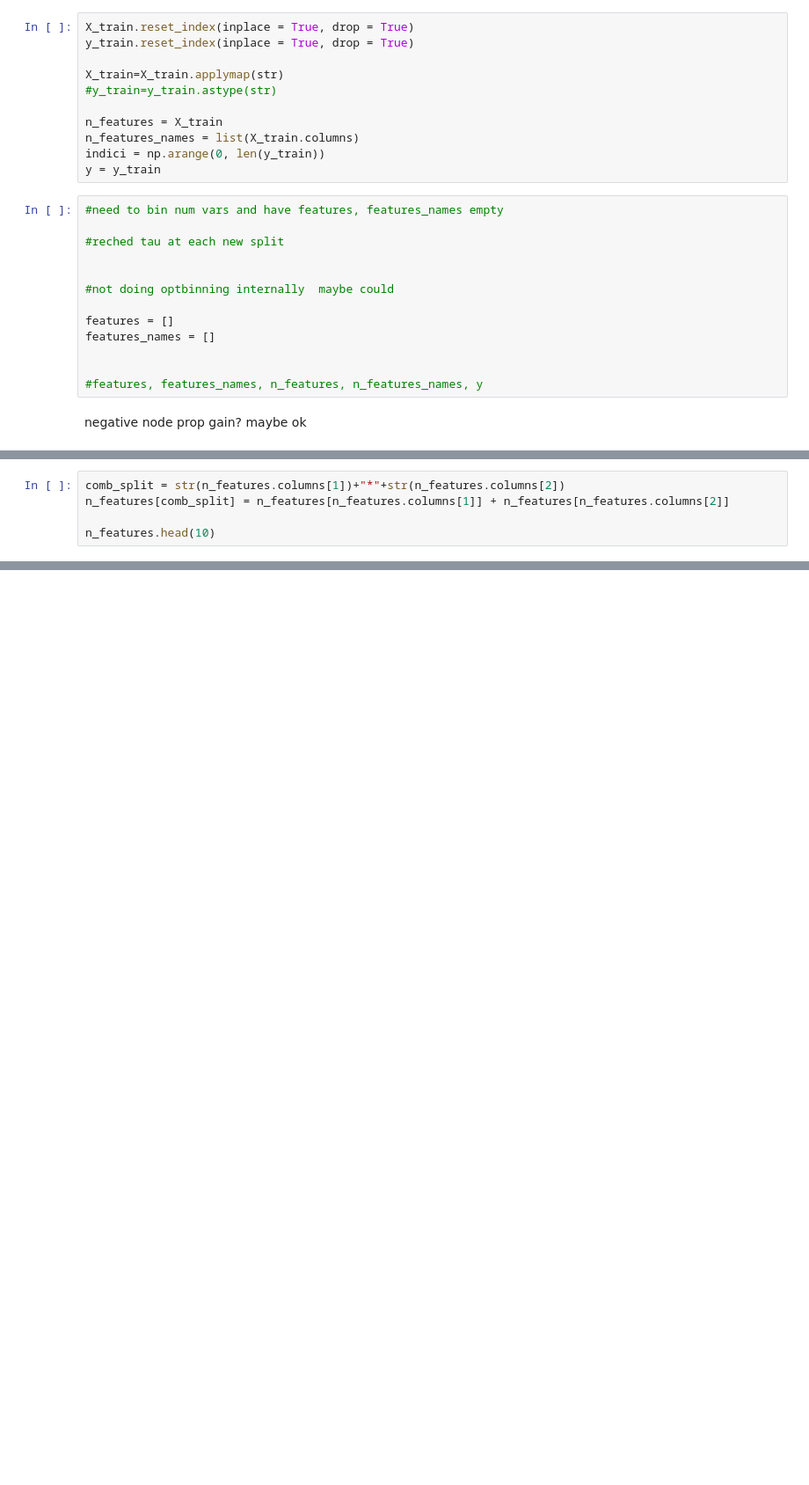
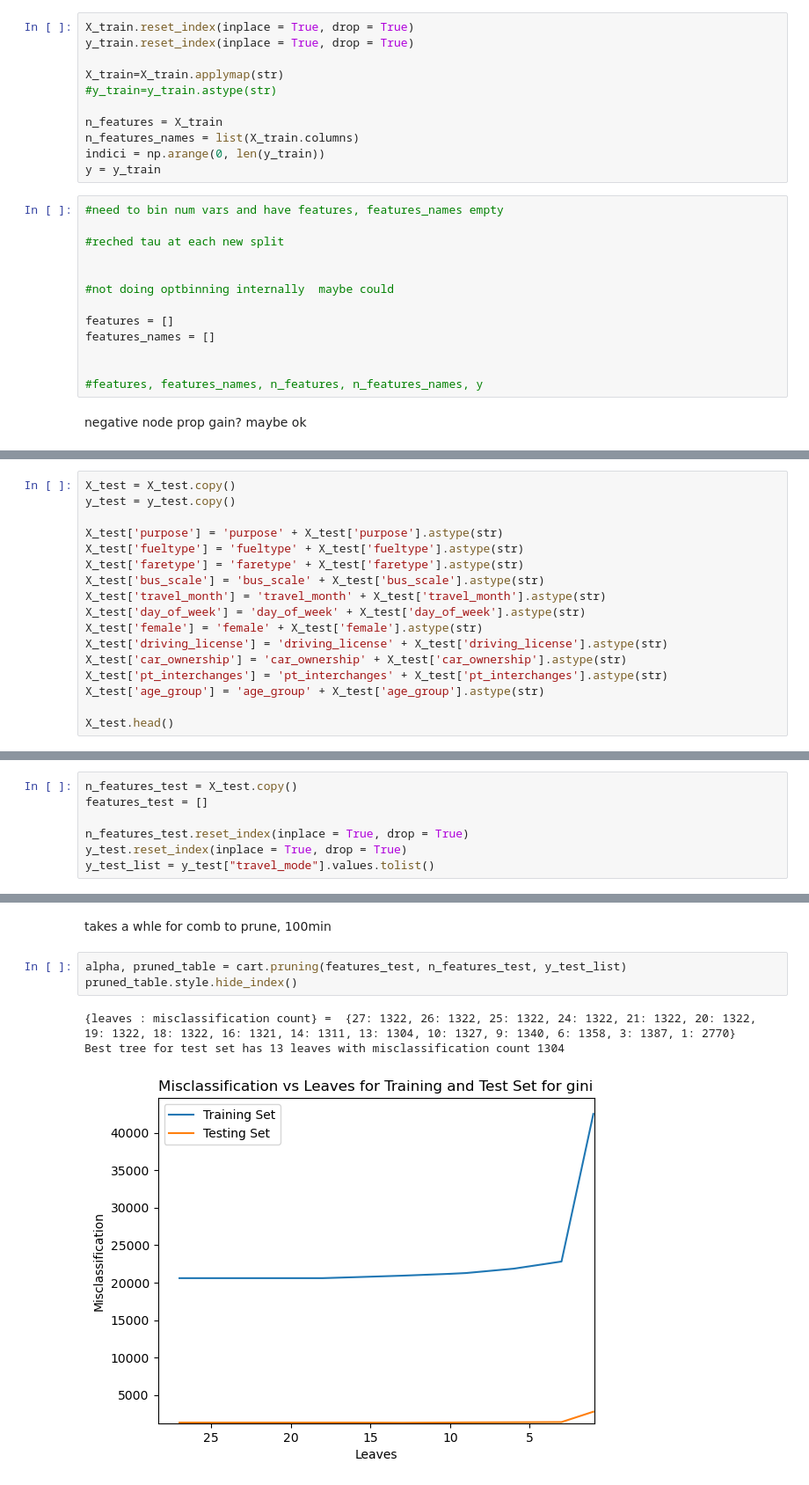
Before and after one commit to danielchfynn/TREE4, a Jupyter notebook: lbt_applied.ipynb, the cells around one changed output, grey strips where cells are left out. Shown: that part at 88% size. Cells and saved outputs as stored; diff of their text form; blank space fills up the shorter version.

```diff
--- a/lbt_applied.ipynb
+++ b/lbt_applied.ipynb
@@ -313,5 +265,0 @@ combination may require for the input to be a dataframe
-# %%
-comb_split = str(n_features.columns[1])+"*"+str(n_features.columns[2])
-n_features[comb_split] = n_features[n_features.columns[1]] + n_features[n_features.columns[2]]
-
-n_features.head(10)
@@ -418,0 +335,17 @@ alpha
+# %%
+X_test = X_test.copy()
+y_test = y_test.copy()
+
+X_test['purpose'] = 'purpose' + X_test['purpose'].astype(str)
+X_test['fueltype'] = 'fueltype' + X_test['fueltype'].astype(str)
+X_test['faretype'] = 'faretype' + X_test['faretype'].astype(str)
+X_test['bus_scale'] = 'bus_scale' + X_test['bus_scale'].astype(str)
+X_test['travel_month'] = 'travel_month' + X_test['travel_month'].astype(str)
+X_test['day_of_week'] = 'day_of_week' + X_test['day_of_week'].astype(str)
+X_test['female'] = 'female' + X_test['female'].astype(str)
+X_test['driving_license'] = 'driving_license' + X_test['driving_license'].astype(str)
+X_test['car_ownership'] = 'car_ownership' + X_test['car_ownership'].astype(str)
+X_test['pt_interchanges'] = 'pt_interchanges' + X_test['pt_interchanges'].astype(str)
+X_test['age_group'] = 'age_group' + X_test['age_group'].astype(str)
+
+X_test.head()
@@ -418,0 +359,7 @@ alpha
+# %%
+n_features_test = X_test.copy()
+features_test = []
+
+n_features_test.reset_index(inplace = True, drop = True)
+y_test.reset_index(inplace = True, drop = True)
+y_test_list = y_test["travel_mode"].values.tolist()
@@ -418,0 +376,9 @@ alpha
+# %% [markdown]
+takes a whle for comb to prune, 100min
+# %%
+alpha, pruned_table = cart.pruning(features_test, n_features_test, y_test_list)
+pruned_table.style.hide_index()
+# %% [output]
+{leaves : misclassification count} =  {27: 1322, 26: 1322, 25: 1322, 24: 1322, 21: 1322, 20: 1322, 19: 1322, 18: 1322, 16: 1321, 14: 1311, 13: 1304, 10: 1327, 9: 1340, 6: 1358, 3: 1387, 1: 2770}
+Best tree for test set has 13 leaves with misclassification count 1304
+[figure, added]
```
Also changed, not shown: parts of 31 cells of this notebook, 4 other files.
